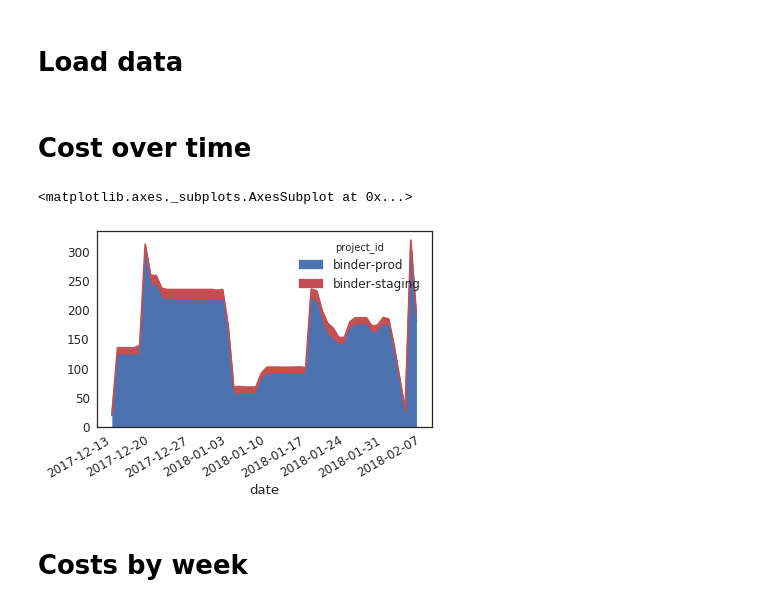
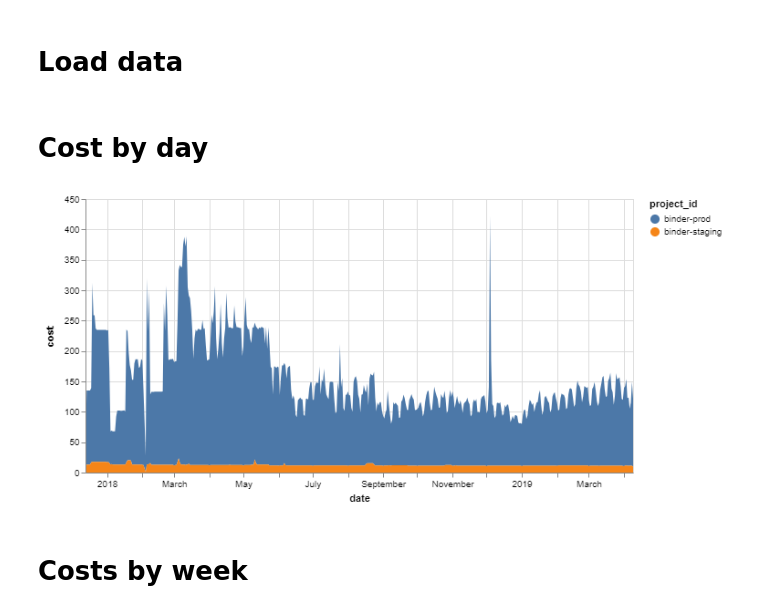
Before and after one commit to jupyterhub/binder-billing, a Jupyter notebook: analyze_data.ipynb, the cells around one changed output. Drawn from its saved outputs; the diff is of its cells as text; code cells hidden in the pictures.

Commit message:
updating to new data and viz

```diff
--- a/analyze_data.ipynb
+++ b/analyze_data.ipynb
@@ -4,9 +4,10 @@ from glob import glob
 import matplotlib.pyplot as plt
 plt.ion()
 
-import seaborn as sns
-sns.set(font_scale=1.2, style='white')
+import altair as alt
 import numpy as np
+
+width = 600
 # %% [markdown]
 # Load data
 # %%
@@ -14,12 +15,18 @@ url_data = "https://github.com/jupyterhub/binder-data/raw/master/billing/data/pr
 data = pd.read_json(url_data, orient='split')
 data['date'] = pd.to_datetime(data['date'])
 # %% [markdown]
-# Cost over time
+# Cost by day
-# %%
-costs = data.groupby(['project_id', 'date']).sum()['cost'].unstack('project_id')
-costs.plot.area(stacked=True, colors=["C0", "C2"])
-# %% [output]
-<matplotlib.axes._subplots.AxesSubplot at 0x...>
-[figure, removed]
+# %%
+costs = data.groupby(['project_id', 'date']).sum()['cost']
+costs = costs.reset_index()
+weekly_costs = costs.groupby("project_id").resample("w", on="date").sum().reset_index()
+# %%
+alt.Chart(data=costs.reset_index(), width=width).mark_area().encode(
+    x="date",
+    y="cost",
+    color="project_id",
+)
+# %% [output]
+[figure, added]
 # %% [markdown]
 # Costs by week
```
Also changed, not shown: parts of 10 cells of this notebook, 3 other files.
